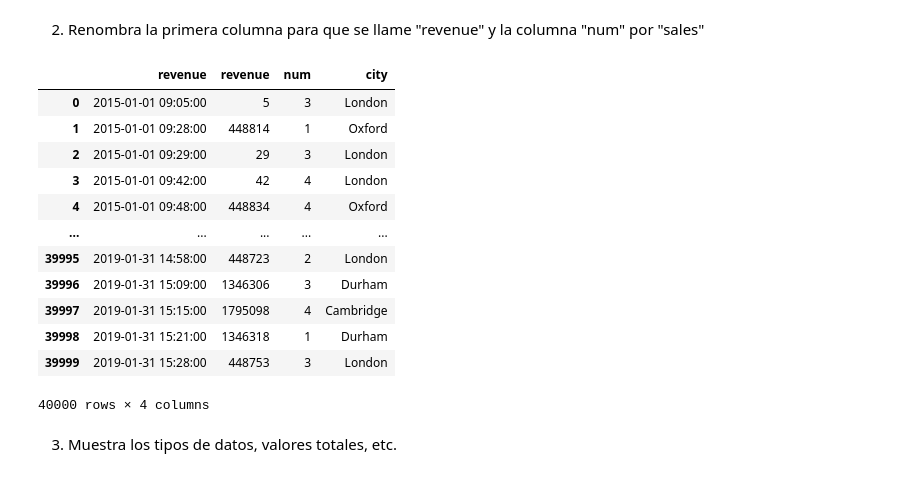
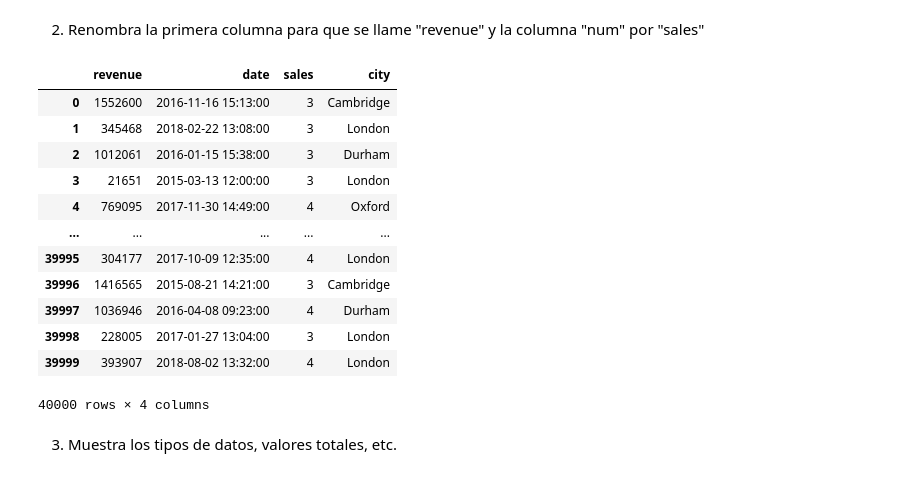
Before and after one commit to LucasBalaguer/DS-Online-LucasCavalcante, a Jupyter notebook: 03_Data_Analysis/Sprint_05/Unidad_02_Procesado_Datos_Internos_Ficheros/03_Practica_Obligatoria/18_Practica_Obligatoria_Ficheros.ipynb, the cells around one changed output. Cells and saved outputs as stored; diff of their text form; code cells hidden in the pictures.

```diff
--- a/03_Data_Analysis/Sprint_05/Unidad_02_Procesado_Datos_Internos_Ficheros/03_Practica_Obligatoria/18_Practica_Obligatoria_Ficheros.ipynb
+++ b/03_Data_Analysis/Sprint_05/Unidad_02_Procesado_Datos_Internos_Ficheros/03_Practica_Obligatoria/18_Practica_Obligatoria_Ficheros.ipynb
@@ -31,7 +31,7 @@ testeo.xlsx
 1. Ahora crea una variable `fichero_texto`, otra `fichero_excel` y otra `fichero_xml` y asigna a cada una la ruta para acceder a cada tipo de fichero que te hayas encontrado en la salida del apartado anterior. Como recordarás una ruta es el camino para acceder a un fichero, en este caso incluye el path y el nombre del fichero (ojo os.listdir no te da el path, te da el nombre del fichero)
 # %%
 fichero_texto = os.path.join("./data/mbox.txt")
-fichero_excel = os.path.join("./data/city_sales_clean.xlsx")
+fichero_excel = os.path.join("./data/city_sales_sucio.xlsx")
 fichero_xml = os.path.join("./data/OptaF24.xml")
 # %% [markdown]
 ## #1 Fichero excel
@@ -60,0 +61,3 @@ df
+# %%
+df = pd.read_excel(fichero_excel, sheet_name=1, skiprows = 4, usecols = "D:F, H")
+df
@@ -63,22 +80,22 @@ df
 # %%
 df = df.rename(columns={
     df.columns[0]: "revenue",
-    "sales": "num"
+    "num": "sales"
 })
 df
 # %% [output]
-|  | revenue | revenue | num | city |
-| 0 | 2015-01-01 09:05:00 | 5 | 3 | London |
-| 1 | 2015-01-01 09:28:00 | 448814 | 1 | Oxford |
-| 2 | 2015-01-01 09:29:00 | 29 | 3 | London |
-| 3 | 2015-01-01 09:42:00 | 42 | 4 | London |
-| 4 | 2015-01-01 09:48:00 | 448834 | 4 | Oxford |
+|  | revenue | date | sales | city |
+| 0 | 1552600 | 2016-11-16 15:13:00 | 3 | Cambridge |
+| 1 | 345468 | 2018-02-22 13:08:00 | 3 | London |
+| 2 | 1012061 | 2016-01-15 15:38:00 | 3 | Durham |
+| 3 | 21651 | 2015-03-13 12:00:00 | 3 | London |
+| 4 | 769095 | 2017-11-30 14:49:00 | 4 | Oxford |
 | ... | ... | ... | ... | ... |
-| 39995 | 2019-01-31 14:58:00 | 448723 | 2 | London |
-| 39996 | 2019-01-31 15:09:00 | 1346306 | 3 | Durham |
-| 39997 | 2019-01-31 15:15:00 | 1795098 | 4 | Cambridge |
-| 39998 | 2019-01-31 15:21:00 | 1346318 | 1 | Durham |
-| 39999 | 2019-01-31 15:28:00 | 448753 | 3 | London |
+| 39995 | 304177 | 2017-10-09 12:35:00 | 4 | London |
+| 39996 | 1416565 | 2015-08-21 14:21:00 | 3 | Cambridge |
+| 39997 | 1036946 | 2016-04-08 09:23:00 | 4 | Durham |
+| 39998 | 228005 | 2017-01-27 13:04:00 | 3 | London |
+| 39999 | 393907 | 2018-08-02 13:32:00 | 4 | London |
 40000 rows × 4 columns
 # %% [markdown]
 3. Muestra los tipos de datos, valores totales, etc.
```
Also changed, not shown: parts of 19 cells of this notebook, 2 other files.
